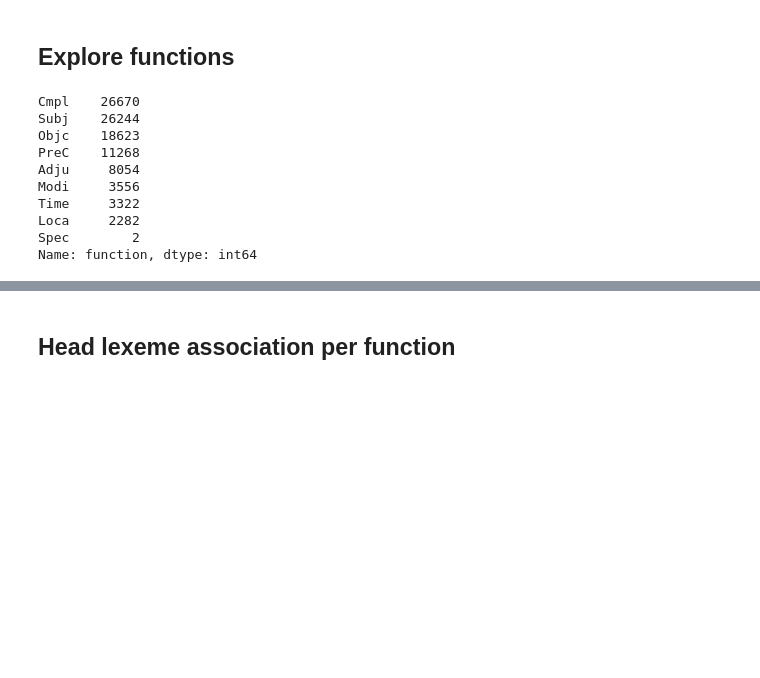
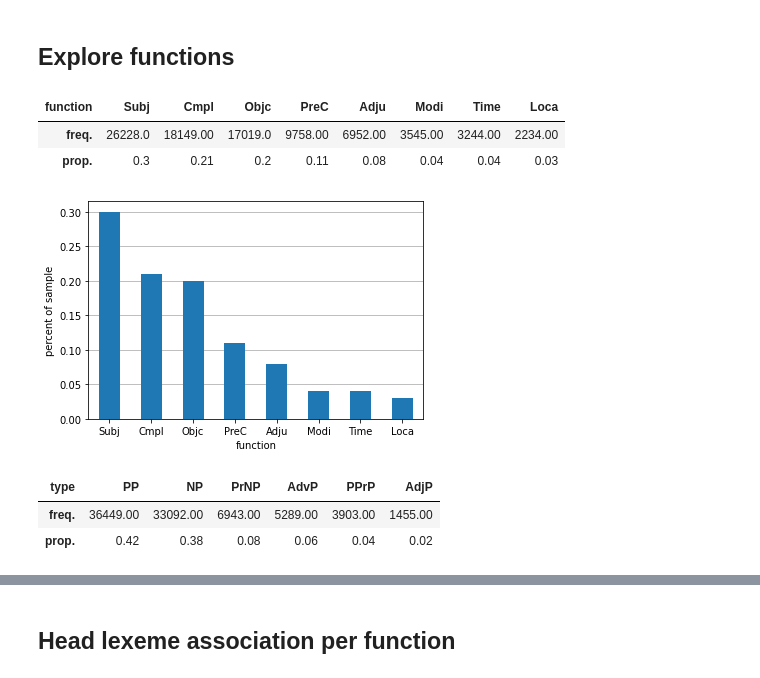
Before and after one commit to CambridgeSemiticsLab/BH_time_collocations, a Jupyter notebook: workflow/notebooks/analysis/head_association.ipynb, the cells around one changed output, grey strips where cells are left out. Cells and saved outputs as stored; diff of their text form; code cells hidden in the pictures; blank space fills up the shorter version.

```diff
--- a/workflow/notebooks/analysis/head_association.ipynb
+++ b/workflow/notebooks/analysis/head_association.ipynb
@@ -8,6 +8,7 @@ df_ph = pd.read_csv(paths['phrase_dataset'], index_col='node', low_memory=False)
 df_sgph = df_ph[
     (df_ph.n_heads == 1)
     & (df_ph.n_phatoms == 1)
+    & (df_ph.heads_POS != 'PREP')
 ].copy()
 
 out = Exporter(
@@ -46,15 +70,60 @@ Index(['verse', 'book', 'booksuper', 'canon_part', 'period', 'heads_etcbc',
 # %% [markdown]
 ## Explore functions
-# %%
-df_sgph.function.value_counts()
-# %% [output]
-Cmpl    26670
-Subj    26244
-Objc    18623
-PreC    11268
-Adju     8054
-Modi     3556
-Time     3322
-Loca     2282
-Spec        2
-Name: function, dtype: int64
+# %%
+function_cts = pd.DataFrame(
+    df_sgph
+        .function.value_counts()
+        .drop('Spec')
+).T
+
+
+function_cts[function_cts.T.sort_values(ascending=False, by='function').index]
+function_cts.index = ['freq.']
+function_cts.columns.name = 'function'
+function_cts.loc['prop.'] = (function_cts.values / function_cts.values.sum())[0].round(2)
+function_cts.loc['freq.'] = pd.Series(function_cts.loc['freq.'].astype(int), dtype=object)
+#function_cts['TOTAL'] = function_cts.sum(1)
+
+out.table(function_cts,
+          'funct_counts',
+          caption='Sampled Phrase Functions',
+          adjustbox=True
+         )
+
+function_cts
+# %% [output]
+| function | Subj | Cmpl | Objc | PreC | Adju | Modi | Time | Loca |
+| freq. | 26228.0 | 18149.00 | 17019.0 | 9758.00 | 6952.00 | 3545.00 | 3244.00 | 2234.00 |
+| prop. | 0.3 | 0.21 | 0.2 | 0.11 | 0.08 | 0.04 | 0.04 | 0.03 |
+# %%
+fig, ax = plt.subplots()
+function_cts.loc['prop.'].plot(kind='bar', ax=ax)
+ax.set_axisbelow(True)
+ax.grid(axis='y')
+ax.set_xticklabels(ax.get_xticklabels(), rotation=0)
+ax.set_ylabel('percent of sample')
+out.plot('bar_function_perc')
+# %% [output]
+[figure, added]
+# %%
+type_cts = pd.DataFrame(
+    df_sgph
+        .types.value_counts()
+).T
+
+type_cts[type_cts.T.sort_values(ascending=False, by='types').index]
+type_cts.index = ['freq.']
+type_cts.columns.name = 'type'
+type_cts.loc['prop.'] = (type_cts.values / type_cts.values.sum())[0].round(2)
+
+out.table(
+    type_cts,
+    'type_counts',
+    caption='Sampled Phrase Types'
+)
+
+type_cts
+# %% [output]
+| type | PP | NP | PrNP | AdvP | PPrP | AdjP |
+| freq. | 36449.00 | 33092.00 | 6943.00 | 5289.00 | 3903.00 | 1455.00 |
+| prop. | 0.42 | 0.38 | 0.08 | 0.06 | 0.04 | 0.02 |
```
Also changed, not shown: parts of 35 cells of this notebook, 29 other files.
